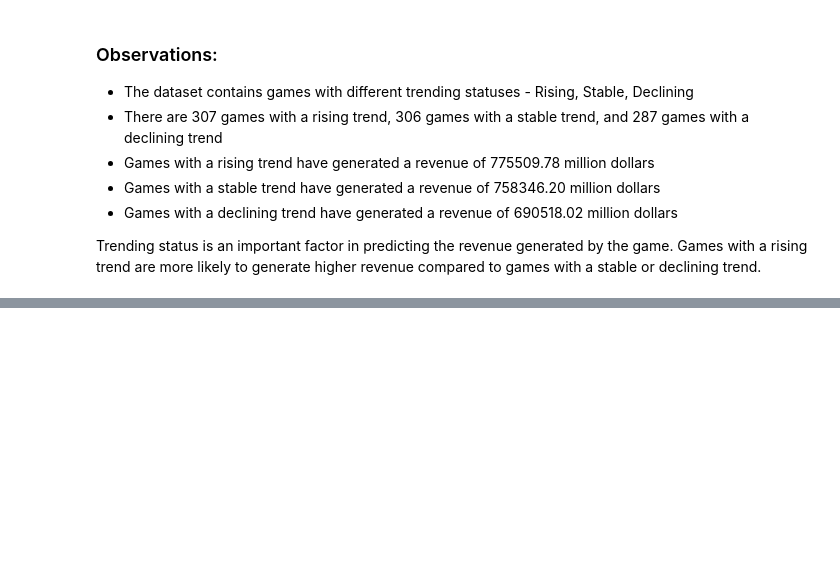
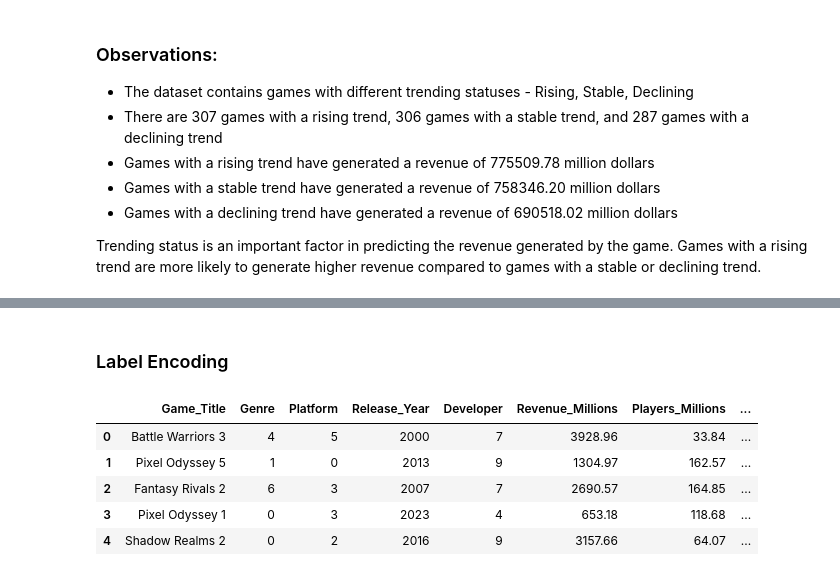
Before and after one commit to Mehmood-Deshmukh/DSAI-kaggle-competition, a Jupyter notebook: model.ipynb, the cells around one changed output, grey strips where cells are left out. Saved outputs shown, nothing was run; the diff lists cells and outputs as text; code cells hidden in the pictures; blank space fills up the shorter version.

```diff
--- a/model.ipynb
+++ b/model.ipynb
@@ -419,0 +435,18 @@ Trending status is an important factor in predicting the revenue generated by th
+# %% [markdown]
+### Label Encoding
+# %%
+from sklearn.preprocessing import LabelEncoder
+labelencoders = {}
+labels = ['Genre', 'Platform', 'Developer', 'Esports_Popularity', 'Trending_Status']
+for label in labels:
+    labelencoders[label] = LabelEncoder()
+    dataframe[label] = labelencoders[label].fit_transform(dataframe[label])
+
+dataframe.head()
+# %% [output]
+|  | Game_Title | Genre | Platform | Release_Year | Developer | Revenue_Millions | Players_Millions | ... |
+| 0 | Battle Warriors 3 | 4 | 5 | 2000 | 7 | 3928.96 | 33.84 | ... |
+| 1 | Pixel Odyssey 5 | 1 | 0 | 2013 | 9 | 1304.97 | 162.57 | ... |
+| 2 | Fantasy Rivals 2 | 6 | 3 | 2007 | 7 | 2690.57 | 164.85 | ... |
+| 3 | Pixel Odyssey 1 | 0 | 3 | 2023 | 4 | 653.18 | 118.68 | ... |
+| 4 | Shadow Realms 2 | 0 | 2 | 2016 | 9 | 3157.66 | 64.07 | ... |
```
Also changed, not shown: parts of 8 cells of this notebook.
